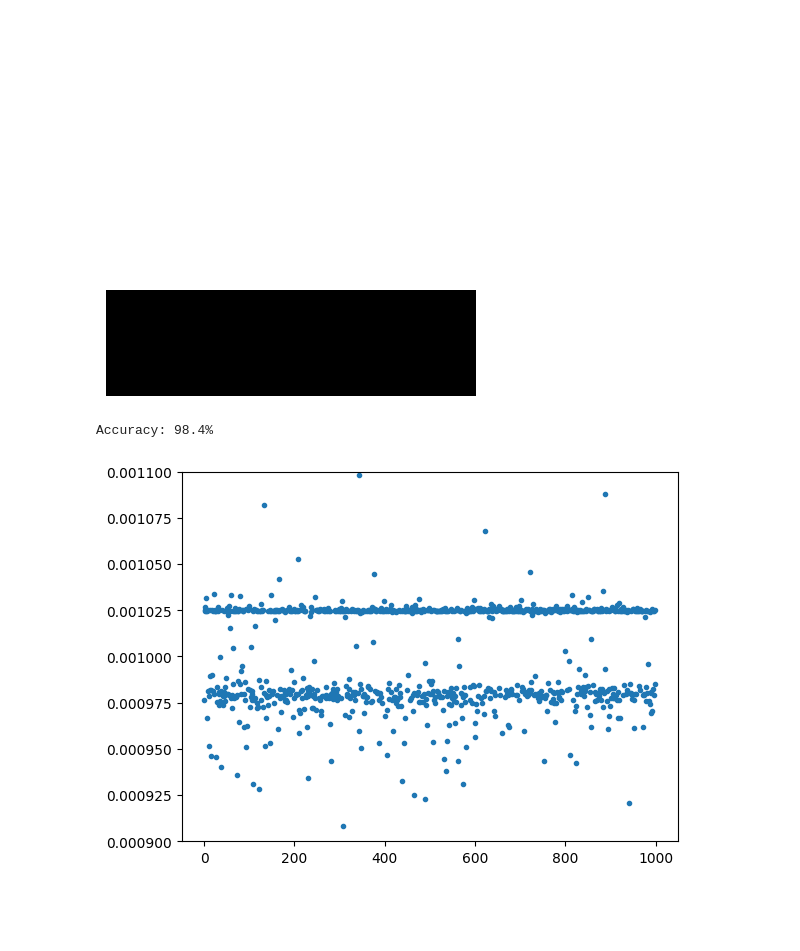
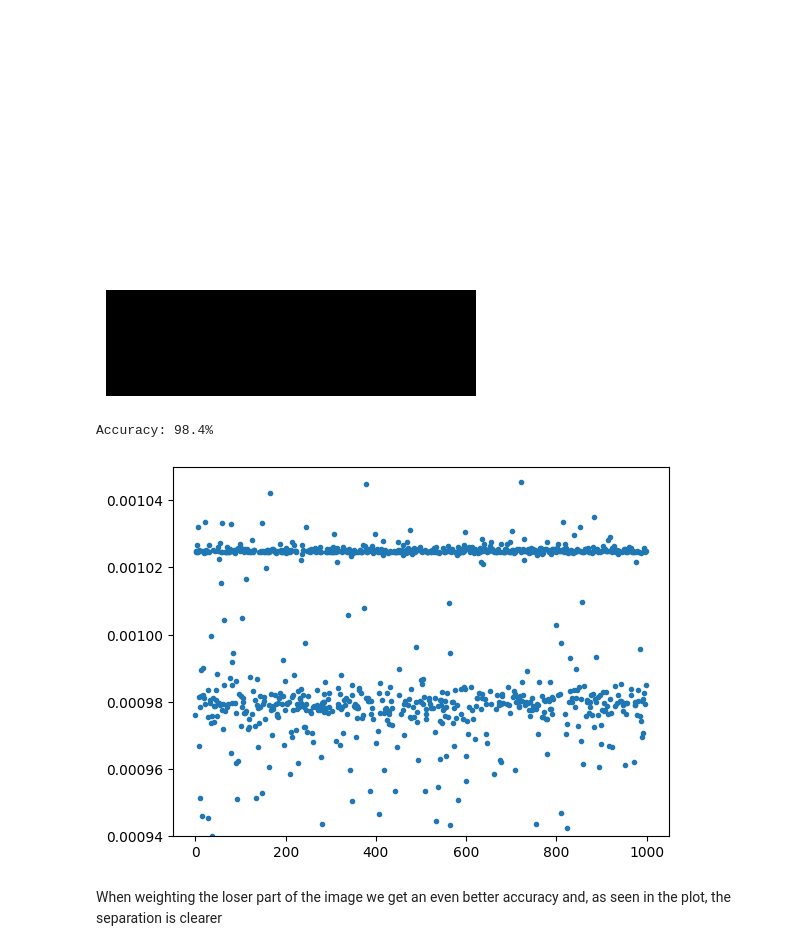
Before and after one commit to dahnlund/SF2526-Lab2, a Jupyter notebook: ex4.ipynb, the cells around one changed output. Drawn from its saved outputs; the diff is of its cells as text; code cells hidden in the pictures; blank space fills up the shorter version.

```diff
--- a/ex4.ipynb
+++ b/ex4.ipynb
@@ -355,22 +355,24 @@ zalando_plot(w_weight)
 # %%
 S = build_distance(items, w_weight)
 W = build_weights(S)
 D = np.diag(np.sum(W, axis = 1))
 L = D - W
 
 eigvals, eigvectors = eig(L)
 
 
 xvals = np.zeros((eigvectors.shape[0],1))
 plt.plot(eigvectors[:,1], '.')
-plt.ylim(bottom = 0.0009, top = 0.0011)
+plt.ylim(bottom = 0.00094, top = 0.00105)
 
 
 tau = np.median(eigvectors[:,1])
 predictions = 1*(eigvectors[:,1] < tau)
 correct_adj = (correct-1).T[0]
 accuracy = np.mean(predictions == correct_adj)
 print(f'Accuracy: {accuracy*100}%')
 # %% [output]
 Accuracy: 98.4%
-[figure, old version]
+[figure, new version]
+# %% [markdown]
+When weighting the loser part of the image we get an even better accuracy and, as seen in the plot, the separation is clearer
```
Also changed, not shown: parts of 4 cells of this notebook, 3 other files.
